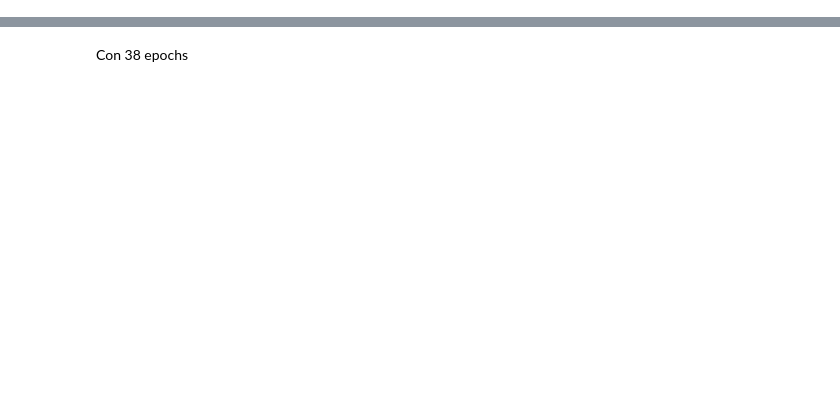
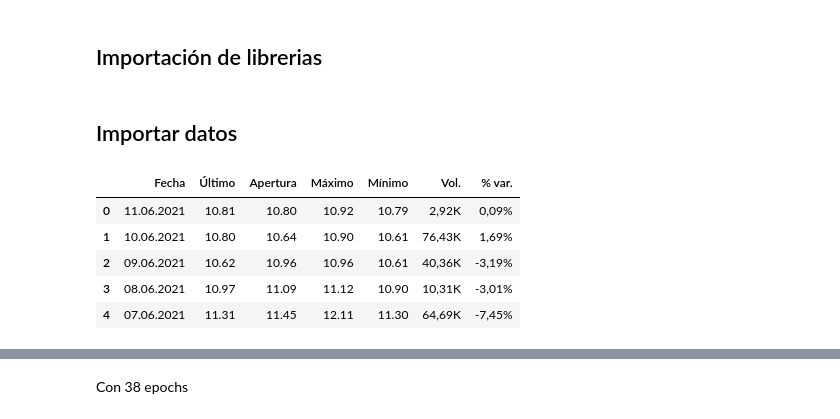
Before and after one commit to MayumyCH/mining_stock_price_prediction_with_lstm, a Jupyter notebook: Mining_stock_price_prediction_with_LSTM.ipynb, the cells around one changed output, grey strips where cells are left out. Cells and saved outputs as stored; diff of their text form; code cells hidden in the pictures; blank space fills up the shorter version.

```diff
--- a/Mining_stock_price_prediction_with_LSTM.ipynb
+++ b/Mining_stock_price_prediction_with_LSTM.ipynb
@@ -125,0 +31,2 @@ model.compile(loss="mean_squared_error", optimizer="adam")
+# %% [markdown]
+## Importación de librerias
@@ -125,0 +53,12 @@ model.compile(loss="mean_squared_error", optimizer="adam")
+# %% [markdown]
+## Importar datos
+# %%
+df = pd.read_csv("https://raw.githubusercontent.com/MayumyCH/mining_stock_price_prediction_with_lstm/main/dataset/datos_mina_buenaventura.csv", decimal=",")
+df.head()
+# %% [output]
+|  | Fecha | Último | Apertura | Máximo | Mínimo | Vol. | % var. |
+| 0 | 11.06.2021 | 10.81 | 10.80 | 10.92 | 10.79 | 2,92K | 0,09% |
+| 1 | 10.06.2021 | 10.80 | 10.64 | 10.90 | 10.61 | 76,43K | 1,69% |
+| 2 | 09.06.2021 | 10.62 | 10.96 | 10.96 | 10.61 | 40,36K | -3,19% |
+| 3 | 08.06.2021 | 10.97 | 11.09 | 11.12 | 10.90 | 10,31K | -3,01% |
+| 4 | 07.06.2021 | 11.31 | 11.45 | 12.11 | 11.30 | 64,69K | -7,45% |
```
Also changed, not shown: parts of 56 cells of this notebook, 3 other files.
